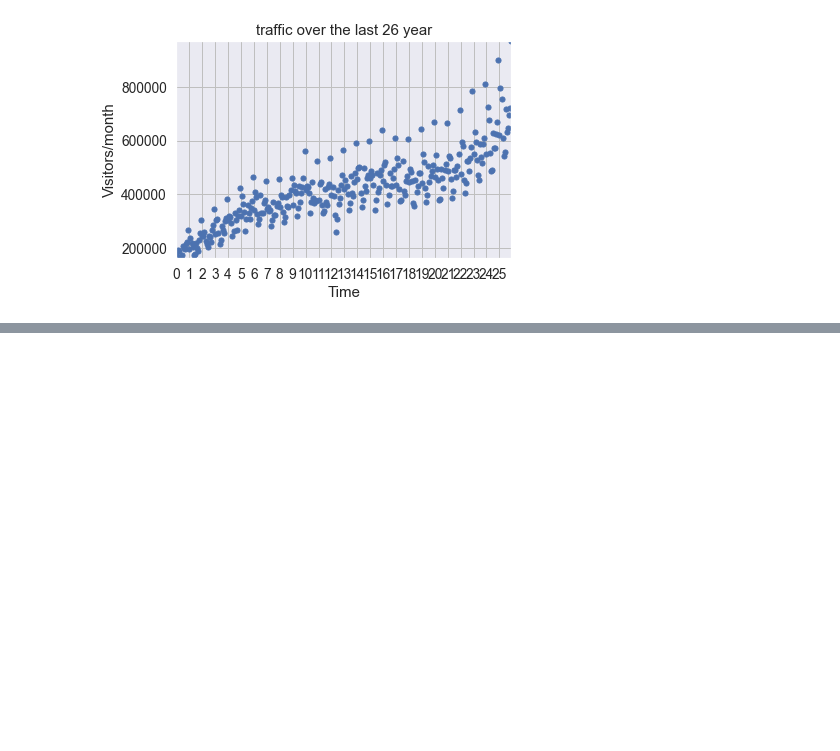
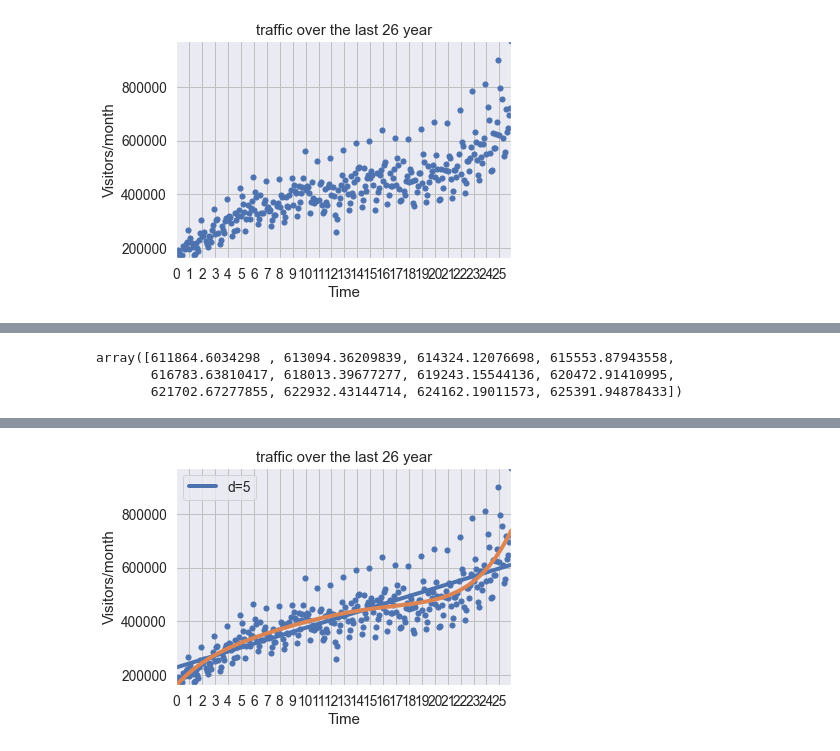
Before and after one commit to greatabel/PythonProjectLearn, a Jupyter notebook: b6969price_predict/Assignment2.ipynb, the cells around one changed output, grey strips where cells are left out. Drawn from its saved outputs; the diff is of its cells as text; code cells hidden in the pictures; blank space fills up the shorter version.

```diff
--- a/b6969price_predict/Assignment2.ipynb
+++ b/b6969price_predict/Assignment2.ipynb
@@ -729,0 +805,76 @@ sp.sum(sp.isnan(y))= 1
+# %%
+yvals=np.polyval(fp1, list(range(312, 312+12)))
+yvals
+# %% [output]
+array([611864.6034298 , 613094.36209839, 614324.12076698, 615553.87943558,
+       616783.63810417, 618013.39677277, 619243.15544136, 620472.91410995,
+       621702.67277855, 622932.43144714, 624162.19011573, 625391.94878433])
+# %%
+import os
+import scipy as sp
+from termcolor import colored,cprint
+import matplotlib.pyplot as plt
+
+# http://docs.scipy.org/doc/numpy/reference/generated/numpy.polyfit.html
+
+sp.random.seed(3)
+
+def error(f, x,y):
+    return sp.sum( (f(x) - y)**2 )
+data = sp.genfromtxt("data/MyVisitors.csv", delimiter=",")
+print(data[:3])
+print(data.shape)
+
+x = data[:,0]
+y = data[:,1]
+
+x = x[~sp.isnan(y)]
+y = y[~sp.isnan(y)]
+
+plt.scatter(x,y, s=26)
+plt.title("traffic over the last 26 year")
+plt.xlabel("Time")
+plt.ylabel("Visitors/month")
+plt.xticks([w*12 for w in range(26)],
+    ['%i' % w for w in range(26)])
+plt.autoscale(tight=True)
+plt.grid(True, linestyle='-', color='0.75')
+# plt.show()
+
+
+
+
+# create and plot models
+fp1, res1, rank1, sv1, rcond1 = sp.polyfit(x, y, 1, full=True)
+print('#'*10,fp1, res1, rank1, sv1, rcond1,'#'*10)
+print("Model parameters of fp1: %s" % fp1)
+print("Error of the model of fp1:", res1)
+f1 = sp.poly1d(fp1)
+print(colored('error=','red'),error(f1, x, y))
+
+fx = sp.linspace(0,x[-1], 1000)
+# generate X-values for plotting
+plt.plot(fx, f1(fx), linewidth=4)
+plt.legend(["d=%i" % f1.order], loc="upper left")
+
+
+
+
+# n次系数
+f2p = sp.polyfit(x, y, 5)
+print('f2p=',f2p)
+f2 = sp.poly1d(f2p)
+print(colored('error=','red'),error(f2,x,y))
+fx2 = sp.linspace(0,x[-1], 1000)
+# generate X-values for plotting
+plt.plot(fx2, f2(fx2), linewidth=4)
+plt.legend(["d=%i" % f2.order], loc="upper left")
+
+
+
+
+
+
+
+plt.show()
+# %% [output]
@@ -729,0 +892 @@ sp.sum(sp.isnan(y))= 1
+[figure, added]
```
Also changed, not shown: parts of 4 cells of this notebook.
